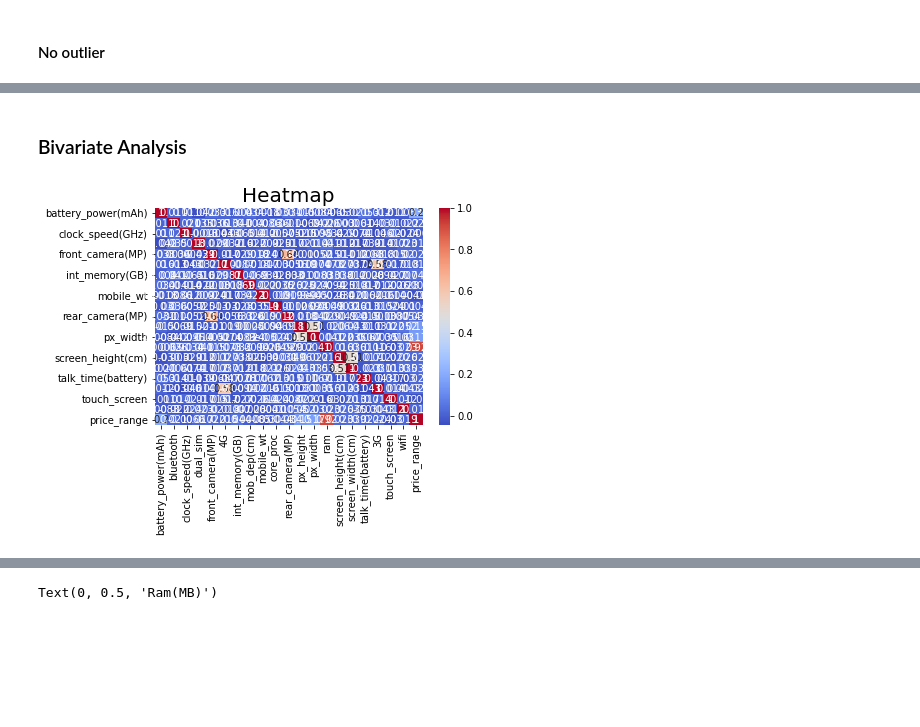
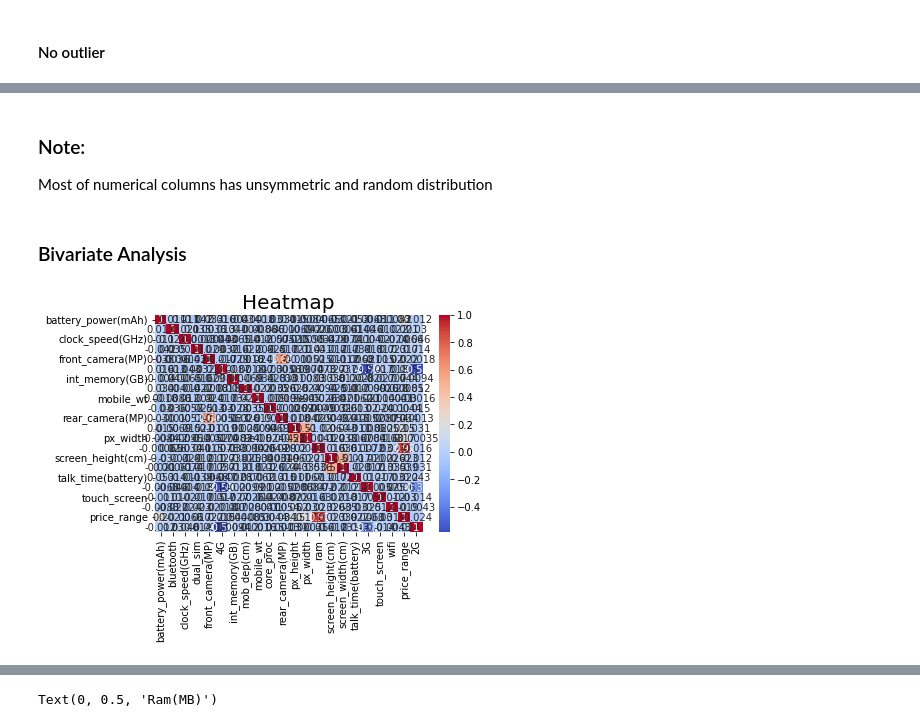
Before and after one commit to khalid-data-aspirant42/Mobile-Price-Prediction, a Jupyter notebook: Mobile_price_range_prediction.ipynb, the cells around one changed output, grey strips where cells are left out. Cells and saved outputs as stored; diff of their text form; code cells hidden in the pictures; blank space fills up the shorter version.

```diff
--- a/Mobile_price_range_prediction.ipynb
+++ b/Mobile_price_range_prediction.ipynb
@@ -63,0 +84,14 @@ memory usage: 328.2 KB
+# %%
+# Creating new column 2G to original dataset
+no_4G = df[df['4G']==0]
+_2G_df = no_4G[no_4G['3G']==0]
+_3G_df = no_4G[no_4G['3G']==1]
+_4G_df = df[df['4G']==1]
+no_4G = df[df['4G']==0]
+
+_2G_df = no_4G[no_4G['3G']==0]
+df['2G'] = 0
+_2G_df['2G'] = 1
+df.loc[_2G_df.index,'2G'] = _2G_df['2G']
+_4G_df['3G'] = 0
+df.loc[_4G_df.index,'3G'] = _4G_df['3G']
@@ -167,12 +303,15 @@ sns.distplot(df["ram"])
+# %% [markdown]
+### Note:
+Most of numerical columns has unsymmetric and random distribution
 # %% [markdown]
 ### Bivariate Analysis
 # %%
 sns.heatmap(df.corr(), cmap='coolwarm', annot=True)
 plt.title('Heatmap', fontsize=20)
-plt.rcParams['figure.figsize'] = (20, 20)
+plt.rcParams['figure.figsize'] = (20,15)
 plt.show()
 # %% [output]
-[figure, old version]
+[figure, new version]
 # %%
 corr = df.corr()
 mask = np.array(corr)
```
Also changed, not shown: parts of 89 cells of this notebook.
